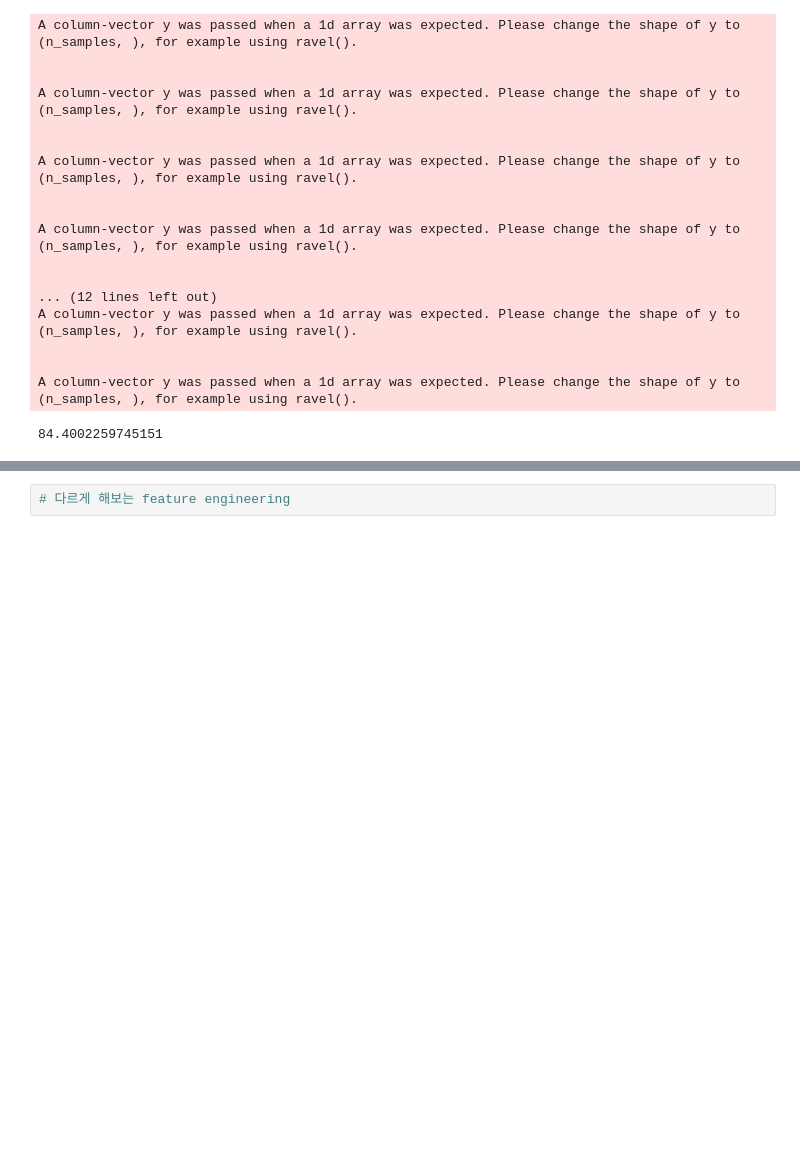
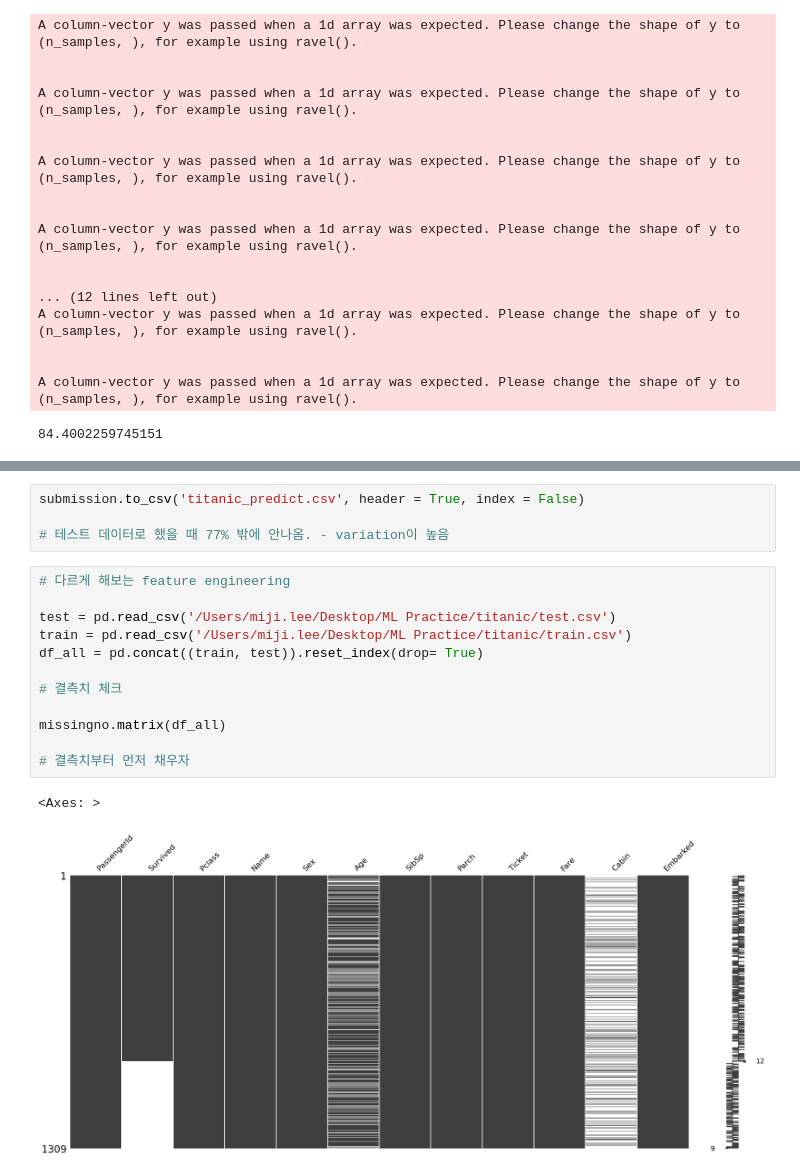
Before and after one commit to miji-lee-kr/titanic_practice, a Jupyter notebook: titanic.ipynb, the cells around one changed output, grey strips where cells are left out. Drawn from its saved outputs; the diff is of its cells as text; blank space fills up the shorter version.

```diff
--- a/titanic.ipynb
+++ b/titanic.ipynb
@@ -2362,2 +2381,19 @@ grid_hard.fit(train_importances, y_train)
 # %%
-# 다르게 해보는 feature engineering
+submission.to_csv('titanic_predict.csv', header = True, index = False)
+
+# 테스트 데이터로 했을 때 77% 밖에 안나옴. - variation이 높음
+# %%
+# 다르게 해보는 feature engineering
+
+test = pd.read_csv('/Users/miji.lee/Desktop/ML Practice/titanic/test.csv')
+train = pd.read_csv('/Users/miji.lee/Desktop/ML Practice/titanic/train.csv')
+df_all = pd.concat((train, test)).reset_index(drop= True)
+
+# 결측치 체크
+
+missingno.matrix(df_all)
+
+# 결측치부터 먼저 채우자
+# %% [output]
+<Axes: >
+[figure, added]
```
Also changed, not shown: parts of 36 cells of this notebook, 1 other file.
